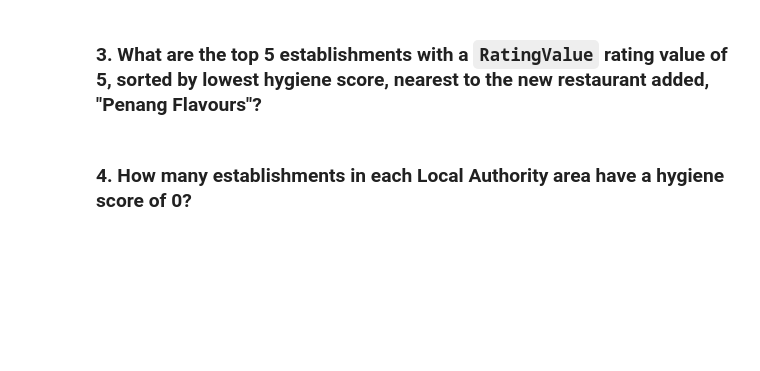
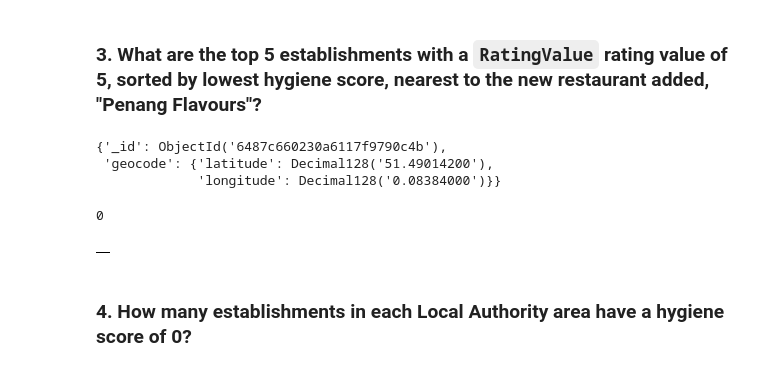
Before and after one commit to Morgen-Henry/nosql-challenge, a Jupyter notebook: NoSQL challenge/NoSQL_analysis_starter.ipynb, the cells around one changed output. Drawn from its saved outputs; the diff is of its cells as text; code cells hidden in the pictures; blank space fills up the shorter version.

```diff
--- a/NoSQL challenge/NoSQL_analysis_starter.ipynb
+++ b/NoSQL challenge/NoSQL_analysis_starter.ipynb
@@ -62,17 +105,34 @@ query =
 # Search within 0.01 degree on either side of the latitude and longitude.
 # Rating value must equal 5
 # Sort by hygiene score
+pprint(establishments.find_one({'BusinessName': 'Penang Flavours'}, {'geocode.latitude', 'geocode.longitude'}))
 
 degree_search = 0.01
-latitude =
-longitude =
+latitude = 51.49014200
+longitude = 0.08384000
 
-query =
-sort =
+query = {'RatingValue': 5,
+         'geocode.latitude': {'$lte': (latitude + degree_search), '$gte': (latitude - degree_search)},
+         'geocode.longitude': {'$lte': (longitude + degree_search), '$gte': (longitude - degree_search)}
+         }
+sort =  [('scores.Hygiene', 1)]
 
 # Print the results
+for x in establishments.find(query).sort(sort).limit(5):
+    print(x)
+# %% [output]
+{'_id': ObjectId('6487c660230a6117f9790c4b'),
+ 'geocode': {'latitude': Decimal128('51.49014200'),
+             'longitude': Decimal128('0.08384000')}}
 # %%
 # Convert result to Pandas DataFrame
+results = list(establishments.find(query))
+establishment_df = pd.json_normalize(results)
+print(len(establishment_df.index))
+establishment_df.head(10)
+# %% [output]
+0
+|  |
 # %% [markdown]
 ### 4. How many establishments in each Local Authority area have a hygiene score of 0?
 # %%
```
Also changed, not shown: parts of 8 cells of this notebook, 1 other file.
